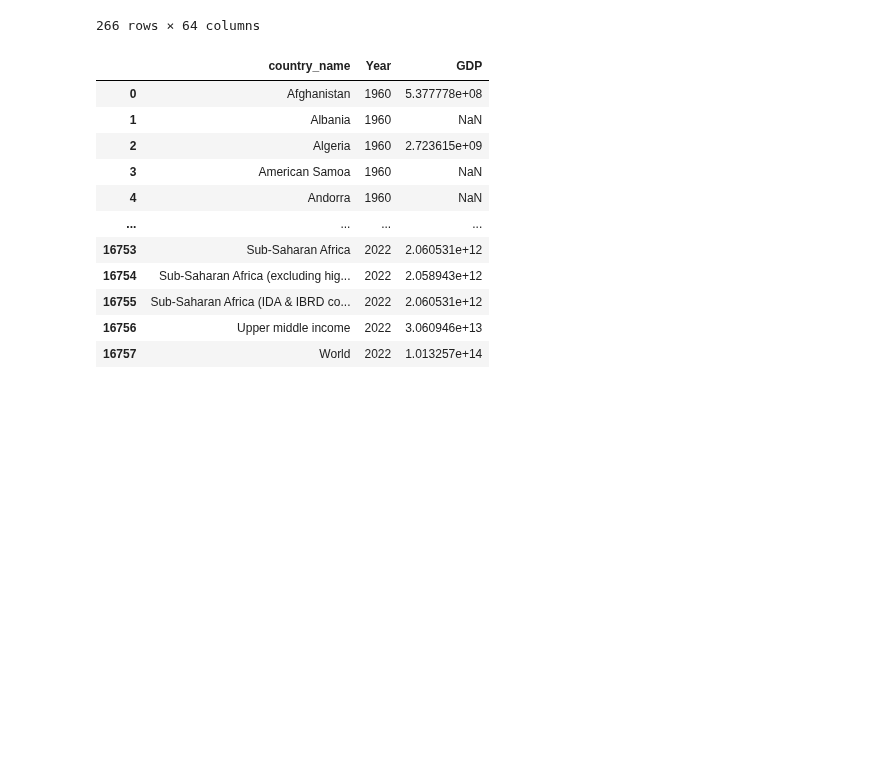
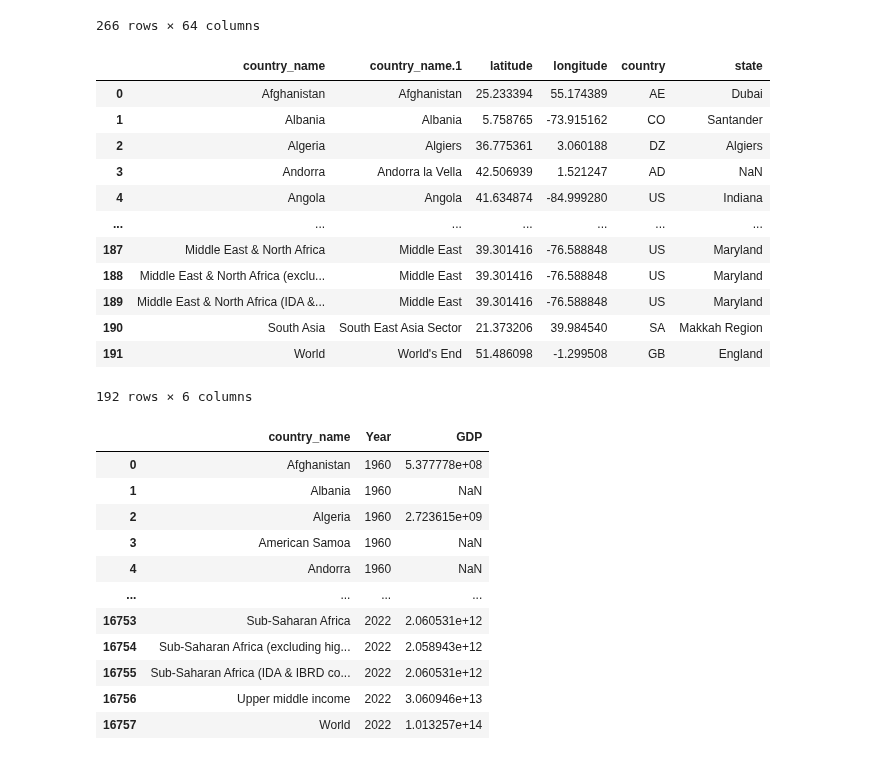
Before and after one commit to Maryam-Dollet/Webscraping_project, a Jupyter notebook: gdp_analysis.ipynb, the cells around one changed output. Drawn from its saved outputs; the diff is of its cells as text; code cells hidden in the pictures; blank space fills up the shorter version.

```diff
--- a/gdp_analysis.ipynb
+++ b/gdp_analysis.ipynb
@@ -19,6 +19,24 @@ gdp_countries
 | 264 | Upper middle income | 2.361364e+11 | 2.204908e+11 | 2.220237e+11 | 2.422683e+11 | 2.800665e+11 | 3.149861e+11 | 3.452335e+11 | 3.517173e+11 | 3.657436e+11 | ... |
 | 265 | World | 1.381135e+12 | 1.446356e+12 | 1.546369e+12 | 1.670666e+12 | 1.832616e+12 | 1.994519e+12 | 2.161645e+12 | 2.308597e+12 | 2.491805e+12 | ... |
 266 rows × 64 columns
+# %%
+positions = pd.read_csv("data_csv/gdp_country_positions.csv", sep=";")
+# %%
+positions
+# %% [output]
+|  | country_name | country_name.1 | latitude | longitude | country | state |
+| 0 | Afghanistan | Afghanistan | 25.233394 | 55.174389 | AE | Dubai |
+| 1 | Albania | Albania | 5.758765 | -73.915162 | CO | Santander |
+| 2 | Algeria | Algiers | 36.775361 | 3.060188 | DZ | Algiers |
+| 3 | Andorra | Andorra la Vella | 42.506939 | 1.521247 | AD | NaN |
+| 4 | Angola | Angola | 41.634874 | -84.999280 | US | Indiana |
+| ... | ... | ... | ... | ... | ... | ... |
+| 187 | Middle East & North Africa | Middle East | 39.301416 | -76.588848 | US | Maryland |
+| 188 | Middle East & North Africa (exclu... | Middle East | 39.301416 | -76.588848 | US | Maryland |
+| 189 | Middle East & North Africa (IDA &... | Middle East | 39.301416 | -76.588848 | US | Maryland |
+| 190 | South Asia | South East Asia Sector | 21.373206 | 39.984540 | SA | Makkah Region |
+| 191 | World | World's End | 51.486098 | -1.299508 | GB | England |
+192 rows × 6 columns
 # %%
 gdp_coutries_transposed = gdp_countries.melt(id_vars=["country_name"], var_name="Year", value_name="GDP")
 # %%
```
Also changed, not shown: 3 other files.
